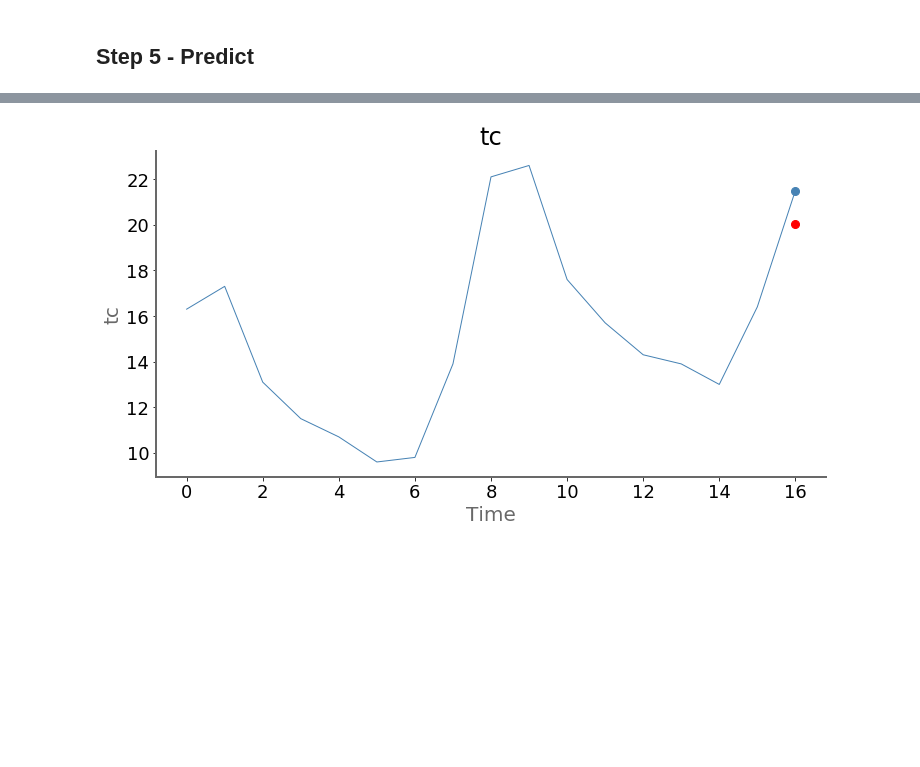
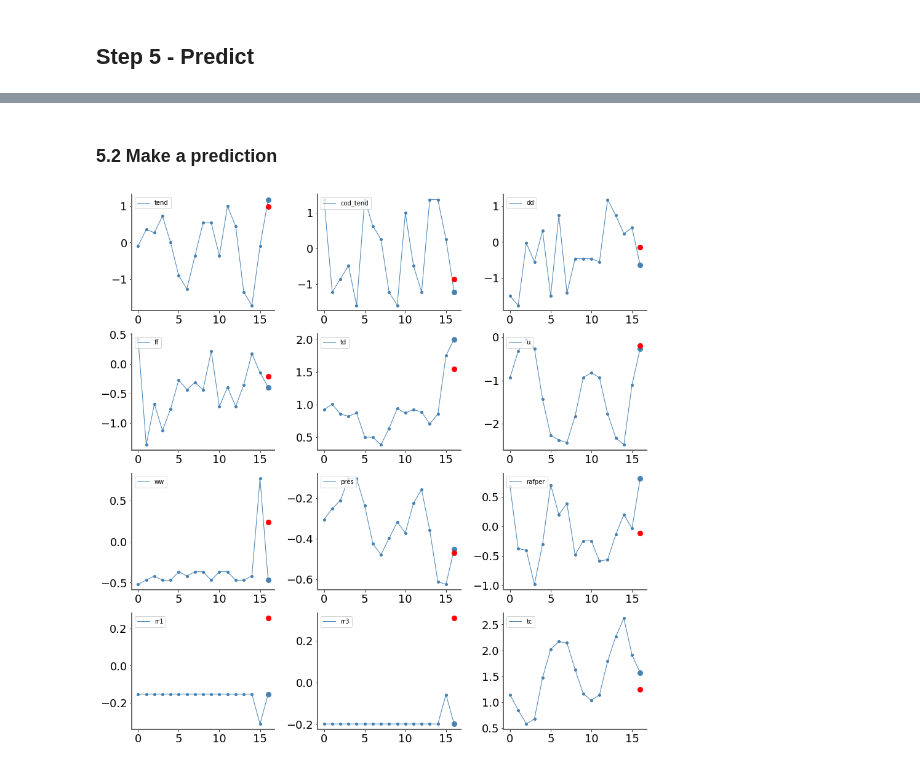
Before and after one commit to Jean-Christ1/Deep-Learning-with-Keras-and-Tensorflow, a Jupyter notebook: SYNOP/01-Try-a-peediction.ipynb, the cells around one changed output, grey strips where cells are left out. Cells and saved outputs as stored; diff of their text form; code cells hidden in the pictures; blank space fills up the shorter version.

```diff
--- a/SYNOP/01-Try-a-peediction.ipynb
+++ b/SYNOP/01-Try-a-peediction.ipynb
@@ -258,35 +197,14 @@ plt.show()
-# %%
-# ---- Get a sequence
-
-
-i=random.randint(0,len(dataset_test)-sequence_len)
-
-sequence      = dataset_test[i:i+sequence_len]
-sequence_true = dataset_test[i:i+sequence_len+1]
-
-pred = loaded_model.predict( np.array([sequence]) )
-
-for i,s in enumerate(sequence_true):
-    s = s*std + mean
-    sequence_true[i]=s
-
-for i,s in enumerate(pred):
-    s = s*std + mean
-    pred[i]=s
-
-
-
-c=11
-
-t=np.arange(sequence_len+1)
-
-plt.figure(figsize=(12,6))
-plt.title(features[c])
-plt.ylabel(features[c])
-plt.xlabel('Time')
-plt.plot(t,       sequence_true[:,c],    '-',  linewidth=1, color='steelblue')
-plt.plot(t[-1],   sequence_true[-1:,c],  'o',  fillstyle='full',  markersize=8, color='steelblue') # ce qui nous interesse
-plt.plot(t[-1],   [pred[0][c]],          'o',  fillstyle='full',  markersize=8, color='red') # ce qui nous interesse
-plt.show()
-# %% [output]
-[figure, removed]
+# %% [markdown]
+### 5.2 Make a prediction
+# %%
+s=random.randint(0,len(dataset_test)-sequence_len)
+
+sequence      = dataset_test[s:s+sequence_len]
+sequence_true = dataset_test[s:s+sequence_len+1]
+
+pred = loaded_model.predict( np.array([sequence]) )
+
+# ---- Show result
+ooo.plot_multivariate_serie(sequence_true, prediction=pred, labels=features)
+# %% [output]
+[figure, added]
```
Also changed, not shown: parts of 8 cells of this notebook, 2 other files.
